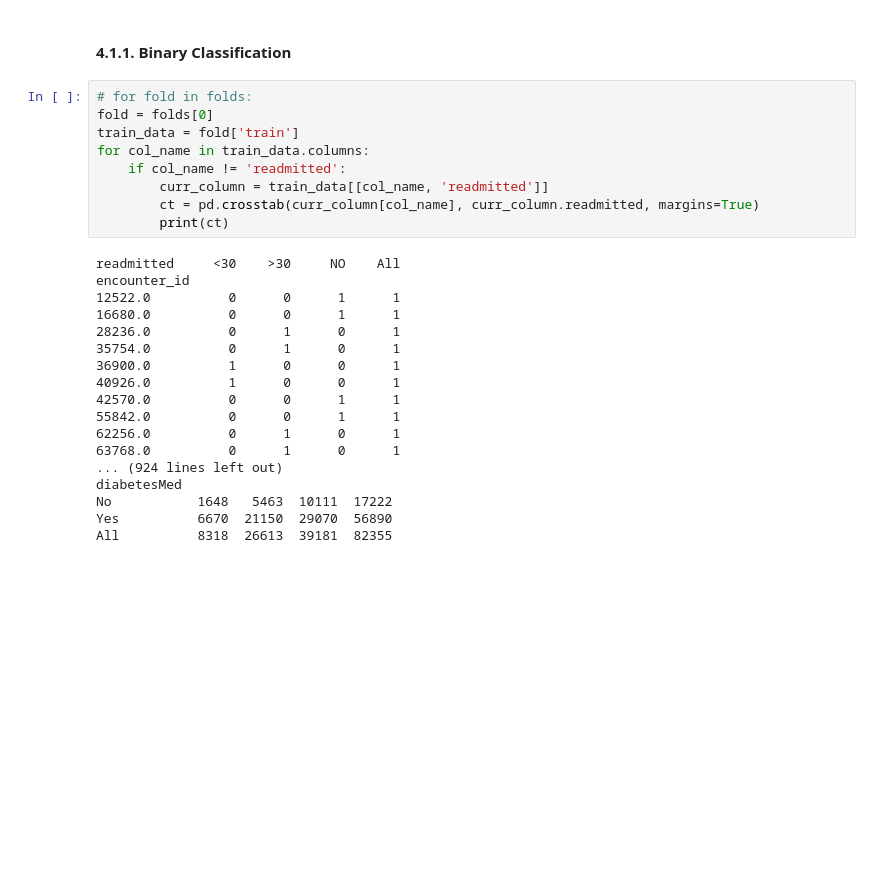
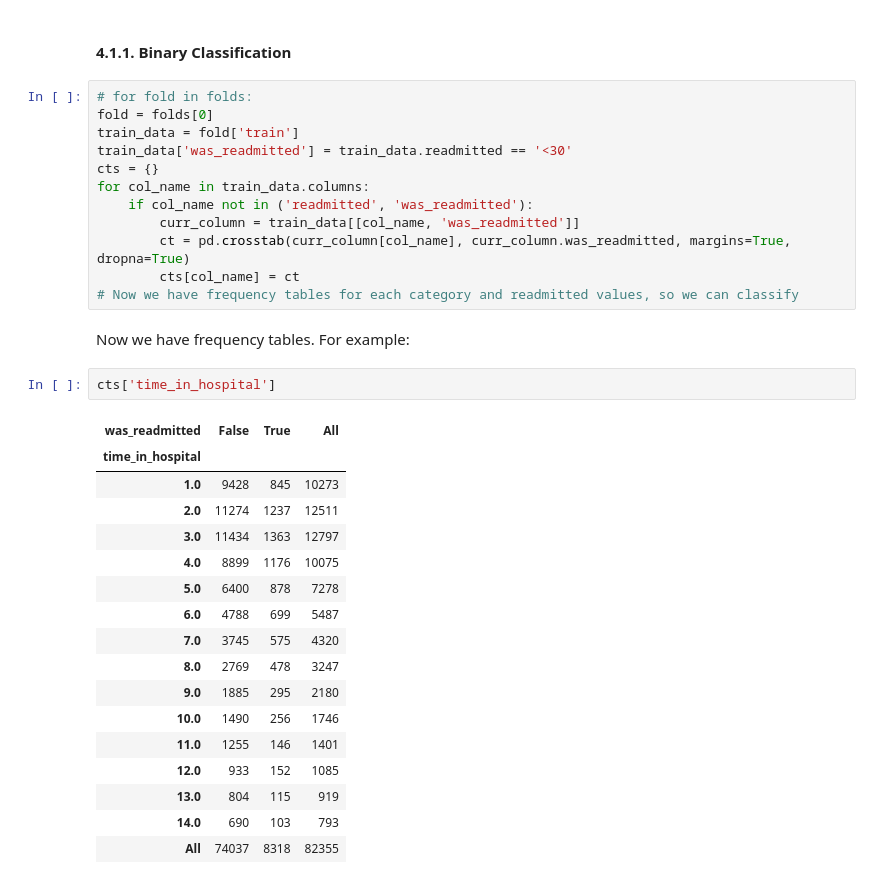
Before and after one commit to pazbunis/rwe_ex2, a Jupyter notebook: Assignment 2.ipynb, the cells around one changed output. Cells and saved outputs as stored; diff of their text form; blank space fills up the shorter version.

```diff
--- a/Assignment 2.ipynb
+++ b/Assignment 2.ipynb
@@ -363,26 +381,33 @@ We are going to assume a uniform prior, i.e., $P(\text{Readmission}=op_i)=\frac{
 # for fold in folds:
 fold = folds[0]
 train_data = fold['train']
+train_data['was_readmitted'] = train_data.readmitted == '<30'
+cts = {}
 for col_name in train_data.columns:
-    if col_name != 'readmitted':
-        curr_column = train_data[[col_name, 'readmitted']]
-        ct = pd.crosstab(curr_column[col_name], curr_column.readmitted, margins=True)
-        print(ct)
+    if col_name not in ('readmitted', 'was_readmitted'):
+        curr_column = train_data[[col_name, 'was_readmitted']]
+        ct = pd.crosstab(curr_column[col_name], curr_column.was_readmitted, margins=True, dropna=True)
+        cts[col_name] = ct
+# Now we have frequency tables for each category and readmitted values, so we can classify
-# %% [output]
-readmitted     <30    >30     NO    All
-encounter_id
-12522.0          0      0      1      1
-16680.0          0      0      1      1
-28236.0          0      1      0      1
-35754.0          0      1      0      1
-36900.0          1      0      0      1
-40926.0          1      0      0      1
-42570.0          0      0      1      1
-55842.0          0      0      1      1
-62256.0          0      1      0      1
-63768.0          0      1      0      1
-... (924 lines left out)
-diabetesMed
-No           1648   5463  10111  17222
-Yes          6670  21150  29070  56890
-All          8318  26613  39181  82355
+# %% [markdown]
+Now we have frequency tables. For example:
+# %%
+cts['time_in_hospital']
+# %% [output]
+| was_readmitted | False | True | All |
+| time_in_hospital |  |  |  |
+| 1.0 | 9428 | 845 | 10273 |
+| 2.0 | 11274 | 1237 | 12511 |
+| 3.0 | 11434 | 1363 | 12797 |
+| 4.0 | 8899 | 1176 | 10075 |
+| 5.0 | 6400 | 878 | 7278 |
+| 6.0 | 4788 | 699 | 5487 |
+| 7.0 | 3745 | 575 | 4320 |
+| 8.0 | 2769 | 478 | 3247 |
+| 9.0 | 1885 | 295 | 2180 |
+| 10.0 | 1490 | 256 | 1746 |
+| 11.0 | 1255 | 146 | 1401 |
+| 12.0 | 933 | 152 | 1085 |
+| 13.0 | 804 | 115 | 919 |
+| 14.0 | 690 | 103 | 793 |
+| All | 74037 | 8318 | 82355 |
```
Also changed, not shown: parts of 3 cells of this notebook.
